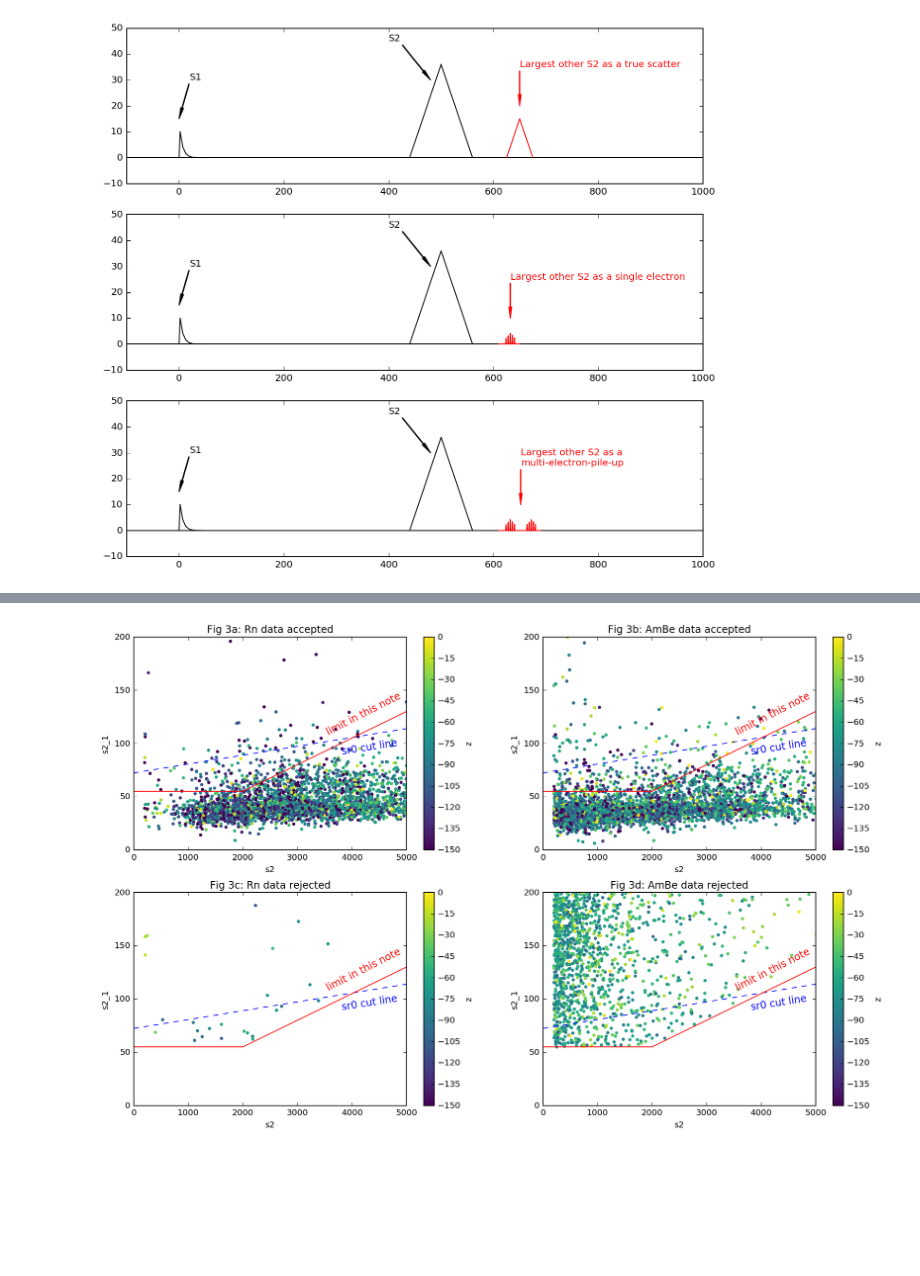
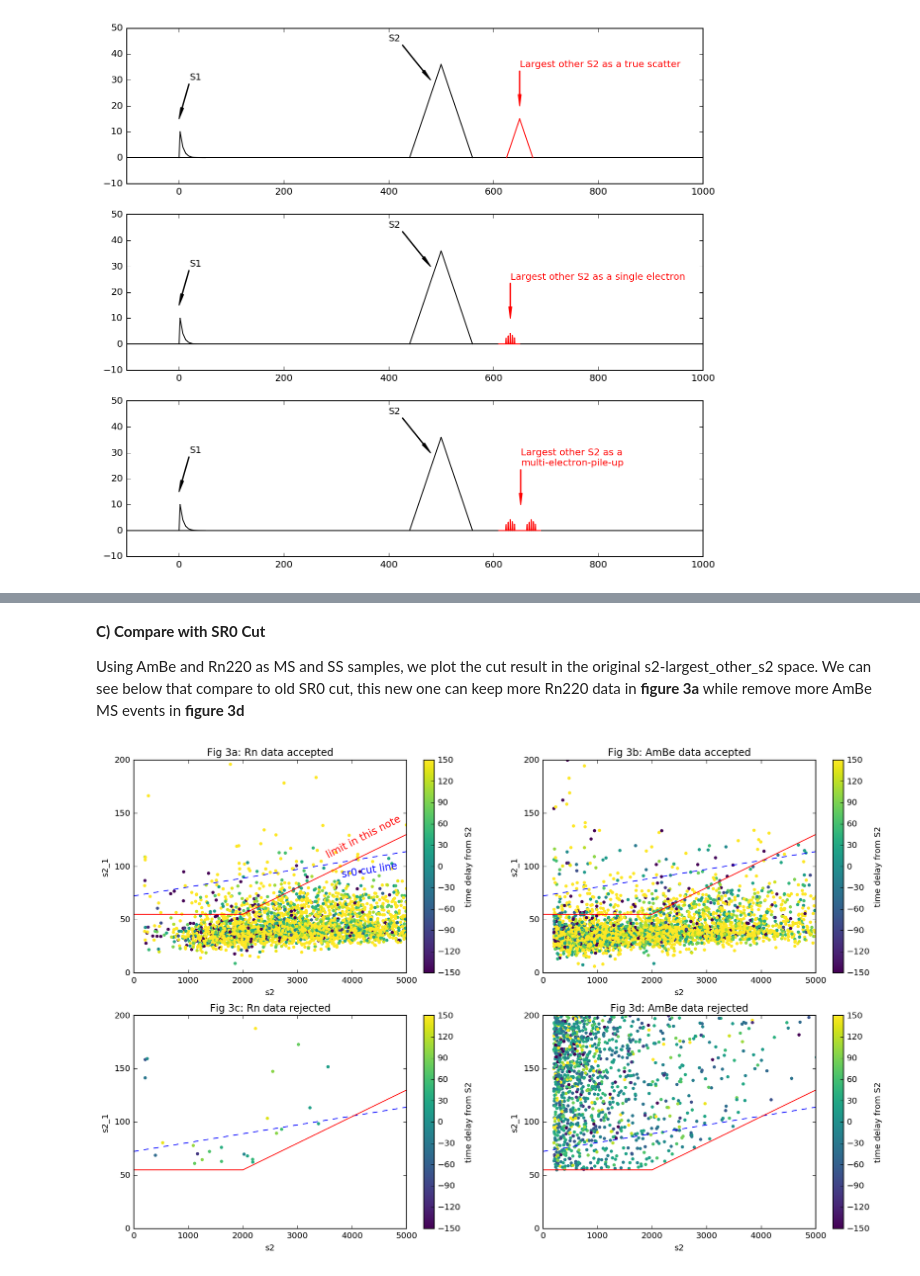
Before and after one commit to zhut19/xenon1t, a Jupyter notebook: s2_single_scatter_cut/sr1_cut_design_v2.ipynb, the cells around one changed output, grey strips where cells are left out. Cells and saved outputs as stored; diff of their text form; code cells hidden in the pictures; blank space fills up the shorter version.

```diff
--- a/s2_single_scatter_cut/sr1_cut_design_v2.ipynb
+++ b/s2_single_scatter_cut/sr1_cut_design_v2.ipynb
@@ -210,9 +239,11 @@ Totol events included : 26357
 # %%
 # Mostly not in use, might be helpful if we need to consider photo-ionizations.
 df_rn = df_copy[df_copy.source__type == 'Rn220']
-df_nt = df_copy[df_copy.source__type == 'AmBe']
+df_nt = df_copy[(df_copy.source__type == 'AmBe')|(df_copy.source__type == 'neutron_generator')]
 df_si = pd.read_pickle('/home/zhut/data/SingleScatter/data/pickles/simmed_ambe.pkl')
 for order in [2, 3, 4, 5]:
     df_rn.drop([col for col in df_rn.columns if 's2_%d_' % order in col], axis = 1, inplace = True)
     df_nt.drop([col for col in df_nt.columns if 's2_%d_' % order in col], axis = 1, inplace = True)
     df_si.drop([col for col in df_si.columns if 's2_%d_' % order in col], axis = 1, inplace = True)
+
+print ("We also used events produced by fax\nTotol events included : %d" %len(df_si))
@@ -289,13 +305,20 @@ __B)__  __Goodness of Hit Pattern Fit__
 plt.rcParams['figure.figsize'] = (16, 10)
 fig = plt.figure()
 
-def plotsups():
+def plotsups(text = False):
     x = np.linspace(55,120,141)
     y = np.linspace(0,300,601)
     plt.plot(x, 15 * (x -10) **0.45, 'r-', lw = 2.0)
     plt.axvline(120, ymin = 0.415, color = 'r', ls = '-', lw = 2.0)
     plt.axvline(55, ymax = 0.275, color = 'r', ls = '-', lw = 2.0)
     plt.plot(y, 15 * (y -10) **0.45, 'r--')
+    if text:
+        plt.text(30,220,'SE and\nPile-ups',color = 'r', size = 14.4)
+        plt.text(150,120,'True scatters',color = 'r', size = 14.4)
+        plt.annotate('Some pile-ups left', (70, 70), (180,20), color = 'r',
+                     ha="center", size=0.2 * 72, transform=fig.transFigure,
+                     arrowprops=dict(arrowstyle='wedge', shrinkA=5, shrinkB=5, fc="r", ec="r", connectionstyle="arc3,rad=0.08"))
+
 #####################################################################
 df_ = df_rn
 with plotting2d(221):
@@ -303,7 +326,7 @@ with plotting2d(221):
                 axis_names = ('s2_1', 'goodness_of_fit'),
                 bins = (np.linspace(0,300,101), np.linspace(0,300,101)))
 plt_config(title = 'Fig 1a: Rn data')
-plotsups()
+plotsups(text = True)
 
 #####################################################################
 df_ = df_nt
@@ -314,5 +337,14 @@ with plotting2d(222):
 plt_config(title = 'Fig 1b: AmBe data')
 plotsups()
 
+#####################################################################
+df_ = df_si
+with plotting2d(223):
+    mh = Histdd(getattr(df_, area), getattr(df_, gof),
+                axis_names = ('s2_1', 'goodness_of_fit'),
+                bins = (np.linspace(0,300,101), np.linspace(0,300,101)))
+plt_config(title = 'Fig 1c: Simulation SS data')
+plotsups()
+
 plt.show()
 # %% [output]
@@ -370,45 +434,50 @@ plt.show()
+# %% [markdown]
+__C)__  __Compare with SR0 Cut__
+
+Using AmBe and Rn220 as MS and SS samples, we plot the cut result in the original s2-largest_other_s2 space. We can see below that compare to old SR0 cut, this new one can keep more Rn220 data in __figure 3a__ while remove more AmBe MS events in __figure 3d__
 # %%
 plt.rcParams['figure.figsize'] = (16, 10)
 fig = plt.figure()
 
-def plotsups():
+def plotsups(text = False):
     x = np.linspace(0,8e3,101)
     plt.plot(x, ses2_size_cut_ori(x), 'b--')
     plt.plot(x, np.clip(5 + x * 0.025, 55, 1e5), 'r-')
-    plt.text(3800, 98, 'sr0 cut line', color = 'b', size = 12.0, rotation=9)
-    plt.text(3500, 142, 'limit in this note', color = 'r', size = 12.0, rotation=27)
+    if text:
+        plt.text(3800, 98, 'sr0 cut line', color = 'b', size = 12.0, rotation=9)
+        plt.text(3500, 142, 'limit in this note', color = 'r', size = 12.0, rotation=27)
 
 
 ops = dict(s=15, edgecolor='none', cmap=plt.get_cmap('viridis'))
-ops_2 = dict(xlabel = 's2', ylabel = 's2_1', xbounds = [0,5e3], ybounds = [0,200], colorbar = 'z', sci = False)
+ops_2 = dict(xlabel = 's2', ylabel = 's2_1', xbounds = [0,5e3], ybounds = [0,200], colorbar = 'time delay from S2', sci = False)
 #####################################################################
 ax = fig.add_subplot(221)
 df_ = sel_ss(df_rn)
-plt.scatter(getattr(df_, 's2'), getattr(df_, area), c = getattr(df_, 's2_1_z'), vmin = -150, vmax = 0, **ops)
+plt.scatter(getattr(df_, 's2'), getattr(df_, area), c = getattr(df_, dt2) / 1000, vmin = -150, vmax = 150, **ops)
 plt_config(title = 'Fig 3a: Rn data accepted', **ops_2)
-plotsups()
+plotsups(text = True)
 
 #####################################################################
 ax = fig.add_subplot(222)
 df_ = sel_ss(df_nt)
-plt.scatter(getattr(df_, 's2'), getattr(df_, area), c = getattr(df_, 's2_1_z'), vmin = -150, vmax = 0, **ops)
+plt.scatter(getattr(df_, 's2'), getattr(df_, area), c = getattr(df_, dt2) / 1000, vmin = -150, vmax = 150, **ops)
 plt_config(title = 'Fig 3b: AmBe data accepted', **ops_2)
 plotsups()
 
 #####################################################################
 ax = fig.add_subplot(223)
 df_ = sel_ms(df_rn)
-plt.scatter(getattr(df_, 's2'), getattr(df_, area), c = getattr(df_, 's2_1_z'), vmin = -150, vmax = 0, **ops)
+plt.scatter(getattr(df_, 's2'), getattr(df_, area), c = getattr(df_, dt2) / 1000, vmin = -150, vmax = 150, **ops)
 plt_config(title = 'Fig 3c: Rn data rejected', **ops_2)
 plotsups()
 
 #####################################################################
 ax = fig.add_subplot(224)
 df_ = sel_ms(df_nt)
-plt.scatter(getattr(df_, 's2'), getattr(df_, area), c = getattr(df_, 's2_1_z'), vmin = -150, vmax = 0, **ops)
+plt.scatter(getattr(df_, 's2'), getattr(df_, area), c = getattr(df_, dt2) / 1000, vmin = -150, vmax = 150, **ops)
 plt_config(title = 'Fig 3d: AmBe data rejected', **ops_2)
 plotsups()
 
 plt.show()
 # %% [output]
-[figure, old version]
+[figure, new version]
```
Also changed, not shown: parts of 16 cells of this notebook.
